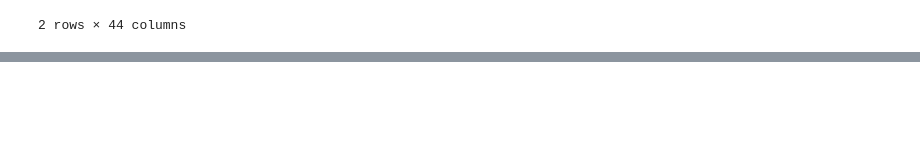
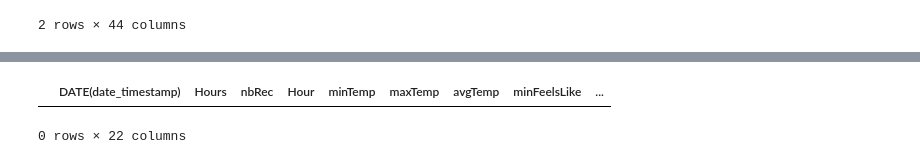
Before and after one commit to denislambret/WeatherDB, a Jupyter notebook: Sandbox_Pandas.ipynb, the cells around one changed output, grey strips where cells are left out. Saved outputs shown, nothing was run; the diff lists cells and outputs as text; code cells hidden in the pictures; blank space fills up the shorter version.

```diff
--- a/Sandbox_Pandas.ipynb
+++ b/Sandbox_Pandas.ipynb
@@ -50,0 +329,5 @@ raw_data.describe()
+# %%
+pdata
+# %% [output]
+|  | DATE(date_timestamp) | Hours | nbRec | Hour | minTemp | maxTemp | avgTemp | minFeelsLike | ... |
+0 rows × 22 columns
```
Also changed, not shown: parts of 7 cells of this notebook, 4 other files.
